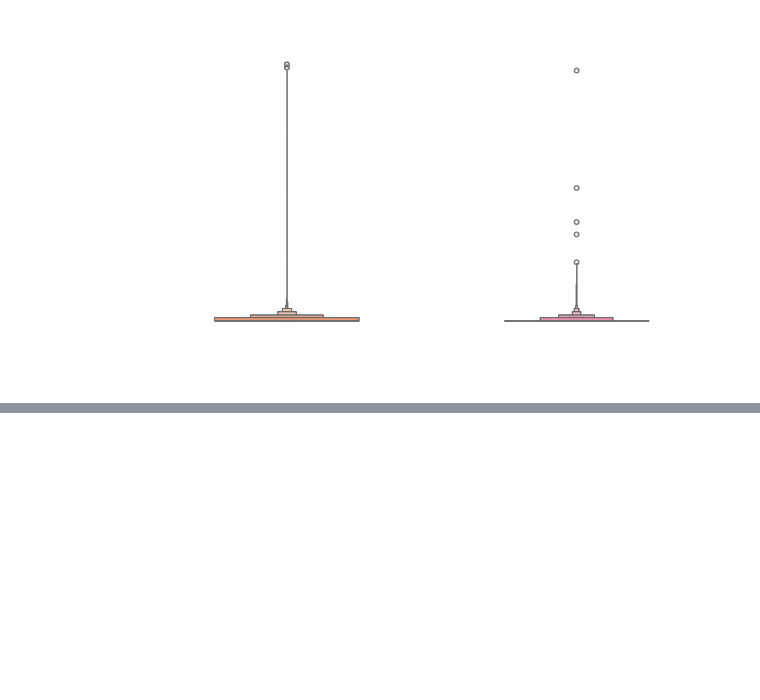
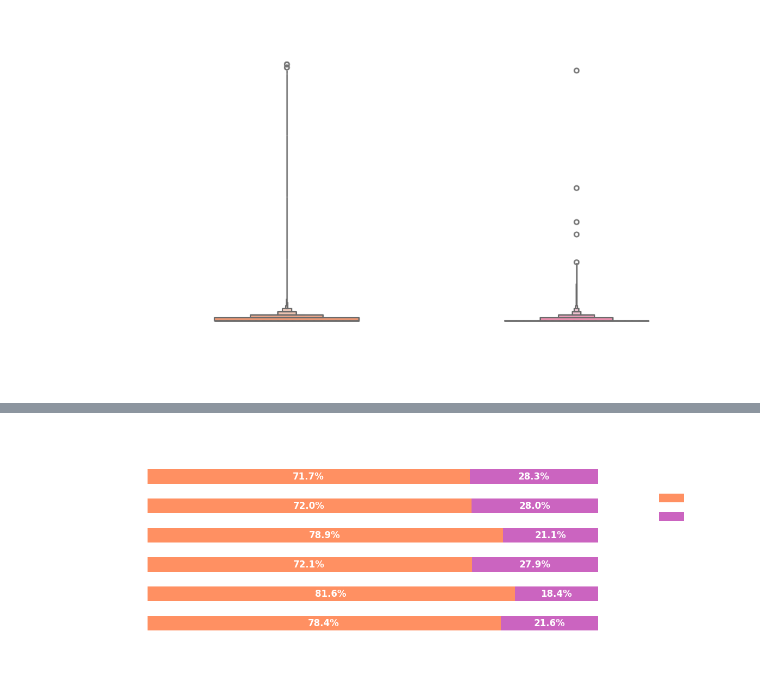
Before and after one commit to yukienjoyer7/Diabetes-Early-Diagnosis-BRFSS-2024, a Jupyter notebook: EDA_Demographics_Dion.ipynb, the cells around one changed output, grey strips where cells are left out. Cells and saved outputs as stored; diff of their text form; code cells hidden in the pictures; blank space fills up the shorter version.

```diff
--- a/EDA_Demographics_Dion.ipynb
+++ b/EDA_Demographics_Dion.ipynb
@@ -795,0 +903,40 @@ Passing `palette` without assigning `hue` is deprecated and will be removed in v
+# %%
+df_eda["EXERANY2"] = df["EXERANY2"].map({
+    1: "Yes",
+    2: "No"
+})
+# %%
+df_eda.dropna(inplace=True)
+# %%
+df_race_exer = df_eda[df_eda['_IMPRACE'].isin(target_races)].copy()
+
+dist_race_exer = pd.crosstab(df_race_exer['_IMPRACE'], df_race_exer['EXERANY2'], normalize='index') * 100
+
+dist_race_exer = dist_race_exer.reindex(index=target_races, columns=['Yes', 'No'])
+
+fig, ax = plt.subplots(figsize=(12, 5))
+
+dist_race_exer.plot(kind='barh', stacked=True, ax=ax, color=[neon_colors[0], neon_colors[2]], width=0.5)
+
+for p in ax.patches:
+    width = p.get_width()
+    if width > 5:
+        x = p.get_x() + (width / 2)
+        y = p.get_y() + (p.get_height() / 2)
+        ax.annotate(f"{width:.1f}%", (x, y), ha='center', va='center',
+                    color='#FFFFFF', fontweight='bold', fontsize=12)
+
+plt.title('Aktivitas Fisik: Perbandingan Gaya Hidup pada Kelompok Ras Berisiko',
+          fontsize=16, weight='bold', color='#FFFFFF', pad=25)
+plt.xlabel('Proporsi Aktivitas Fisik dalam 30 Hari Terakhir (%)', fontsize=12, weight='bold', color='#FFFFFF', labelpad=15)
+plt.ylabel('')
+
+plt.legend(title='Olahraga', bbox_to_anchor=(1.05, 1), loc='upper left',
+           facecolor='none', edgecolor='#FFFFFF', labelcolor='#FFFFFF')
+
+
+plt.tight_layout()
+plt.savefig('./outputs/deepdive/deepdive_race_exercise_ppt.png', transparent=True, dpi=300, bbox_inches='tight')
+plt.show()
+# %% [output]
+[figure, added]
```
Also changed, not shown: parts of 9 cells of this notebook, 6 other files.
